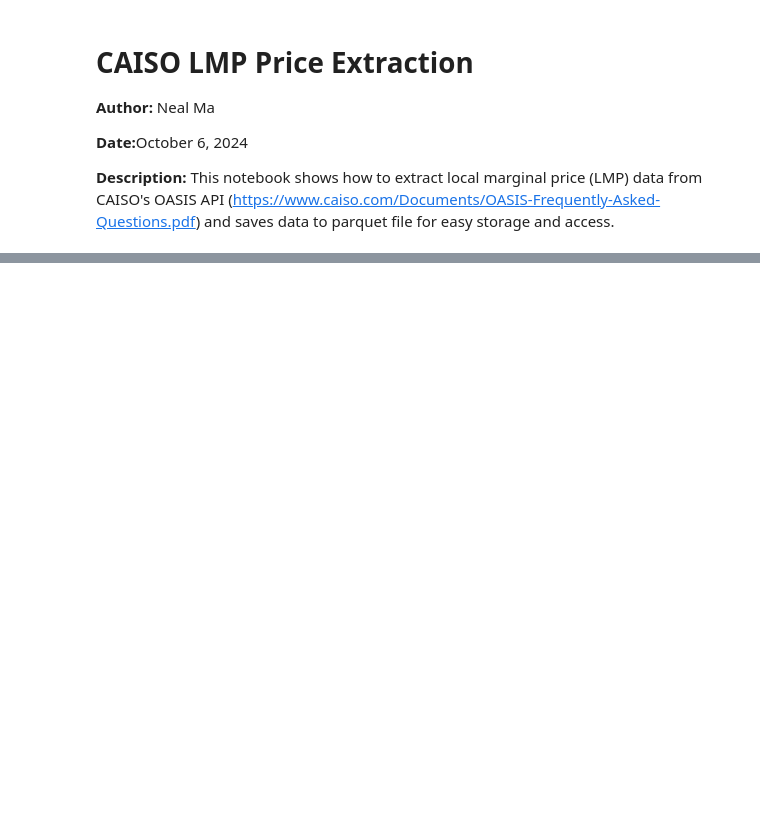
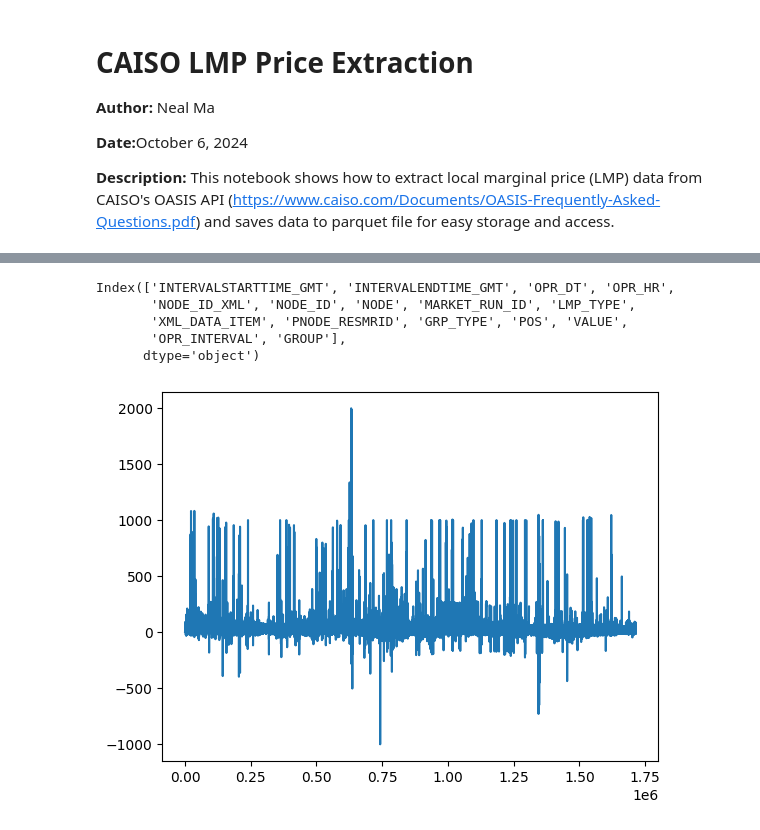
Before and after one commit to nmadev/CAISO-EnergyStorage, a Jupyter notebook: CAISO_LMP_PriceExtraction/PriceExtraction.ipynb, the cells around one changed output, grey strips where cells are left out. Drawn from its saved outputs; the diff is of its cells as text; code cells hidden in the pictures; blank space fills up the shorter version.

Commit message:
Added a bunch of plots to ES bid analysis

```diff
--- a/CAISO_LMP_PriceExtraction/PriceExtraction.ipynb
+++ b/CAISO_LMP_PriceExtraction/PriceExtraction.ipynb
@@ -119,3 +120,13 @@ df_parquet.head()
 | 2 | 2021-06-24T07:00:00-00:00 | 2021-06-24T07:05:00-00:00 | 2021-06-24 | 1 | MEADS_2_N101 | MEADS_2_N101 | MEADS_2_N101 | ... |
 | 3 | 2021-06-24T07:00:00-00:00 | 2021-06-24T07:05:00-00:00 | 2021-06-24 | 1 | MEADS_2_N101 | MEADS_2_N101 | MEADS_2_N101 | ... |
 | 4 | 2021-06-24T07:00:00-00:00 | 2021-06-24T07:05:00-00:00 | 2021-06-24 | 1 | MEADS_2_N101 | MEADS_2_N101 | MEADS_2_N101 | ... |
+# %%
+plt.plot(df_parquet['VALUE'])
+print(df_parquet.columns)
+# %% [output]
+Index(['INTERVALSTARTTIME_GMT', 'INTERVALENDTIME_GMT', 'OPR_DT', 'OPR_HR',
+       'NODE_ID_XML', 'NODE_ID', 'NODE', 'MARKET_RUN_ID', 'LMP_TYPE',
+       'XML_DATA_ITEM', 'PNODE_RESMRID', 'GRP_TYPE', 'POS', 'VALUE',
+       'OPR_INTERVAL', 'GROUP'],
+      dtype='object')
+[figure, added]
```
Also changed, not shown: parts of 2 cells of this notebook.
